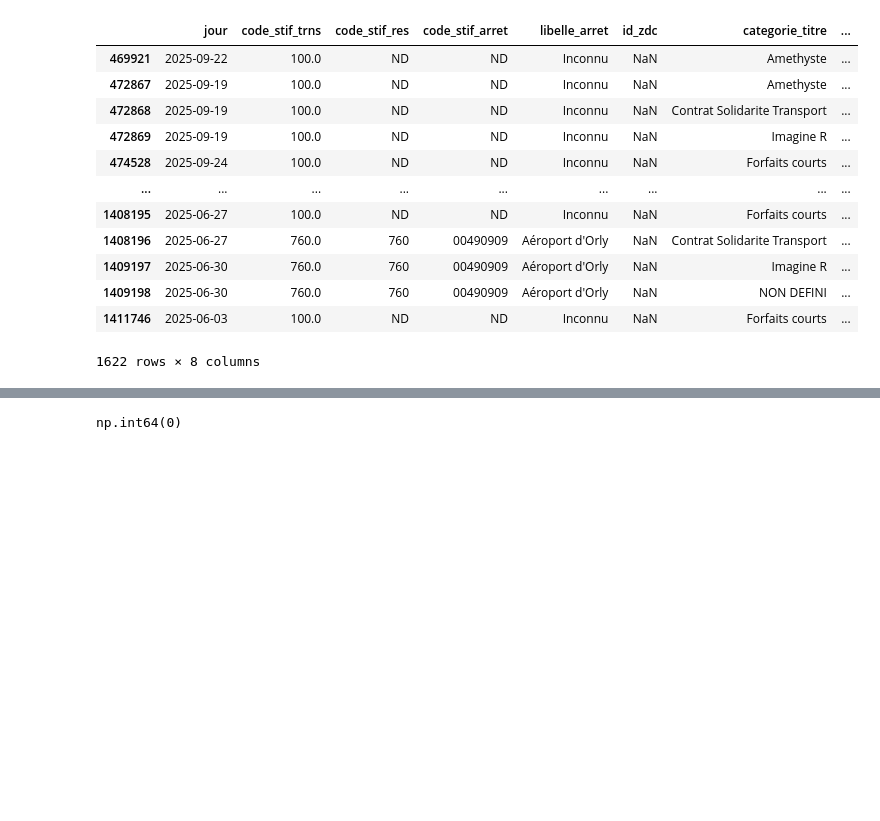
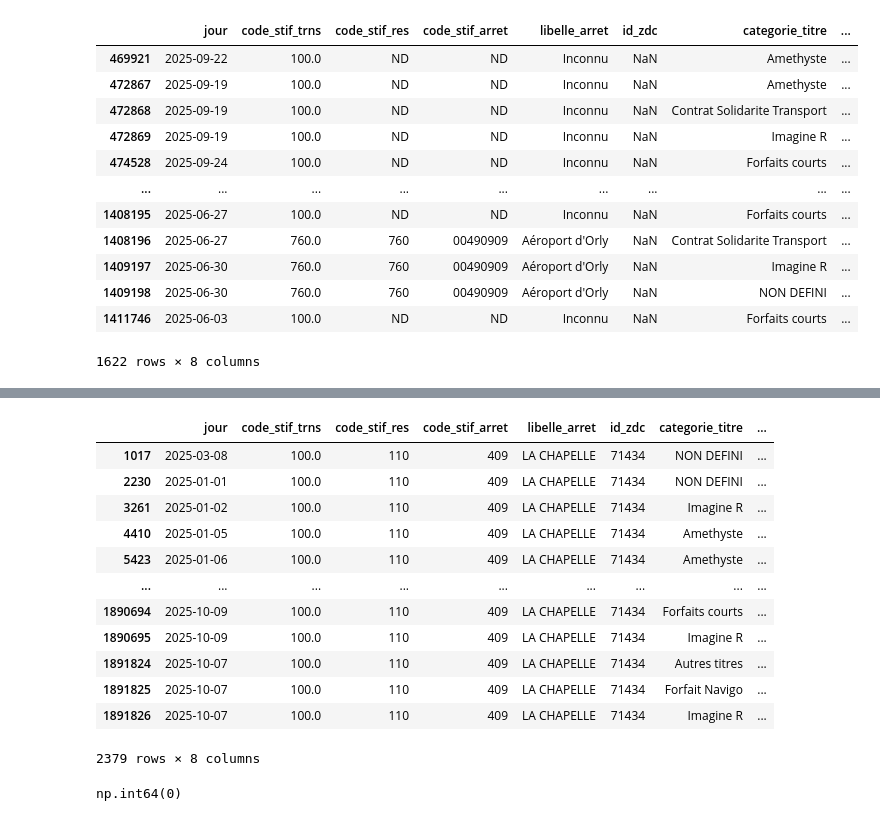
Before and after one commit to m1111111ke/idfm, a Jupyter notebook: notebooks/idfm.ipynb, the cells around one changed output, grey strips where cells are left out. Cells and saved outputs as stored; diff of their text form; code cells hidden in the pictures; blank space fills up the shorter version.

```diff
--- a/notebooks/idfm.ipynb
+++ b/notebooks/idfm.ipynb
@@ -382,3 +405,19 @@ validations_df["id_zdc"] = validations_df["id_zdc"].replace(dictionnaire_id_zdc)
+# %%
+validations_df[validations_df["libelle_arret"] == 'LA CHAPELLE']
+# %% [output]
+|  | jour | code_stif_trns | code_stif_res | code_stif_arret | libelle_arret | id_zdc | categorie_titre | ... |
+| 1017 | 2025-03-08 | 100.0 | 110 | 409 | LA CHAPELLE | 71434 | NON DEFINI | ... |
+| 2230 | 2025-01-01 | 100.0 | 110 | 409 | LA CHAPELLE | 71434 | NON DEFINI | ... |
+| 3261 | 2025-01-02 | 100.0 | 110 | 409 | LA CHAPELLE | 71434 | Imagine R | ... |
+| 4410 | 2025-01-05 | 100.0 | 110 | 409 | LA CHAPELLE | 71434 | Amethyste | ... |
+| 5423 | 2025-01-06 | 100.0 | 110 | 409 | LA CHAPELLE | 71434 | Amethyste | ... |
+| ... | ... | ... | ... | ... | ... | ... | ... | ... |
+| 1890694 | 2025-10-09 | 100.0 | 110 | 409 | LA CHAPELLE | 71434 | Forfaits courts | ... |
+| 1890695 | 2025-10-09 | 100.0 | 110 | 409 | LA CHAPELLE | 71434 | Imagine R | ... |
+| 1891824 | 2025-10-07 | 100.0 | 110 | 409 | LA CHAPELLE | 71434 | Autres titres | ... |
+| 1891825 | 2025-10-07 | 100.0 | 110 | 409 | LA CHAPELLE | 71434 | Forfait Navigo | ... |
+| 1891826 | 2025-10-07 | 100.0 | 110 | 409 | LA CHAPELLE | 71434 | Imagine R | ... |
+2379 rows × 8 columns
 # %%
 # Pas de doublons.
 validations_df.duplicated().sum()
```
Also changed, not shown: parts of 14 cells of this notebook.
